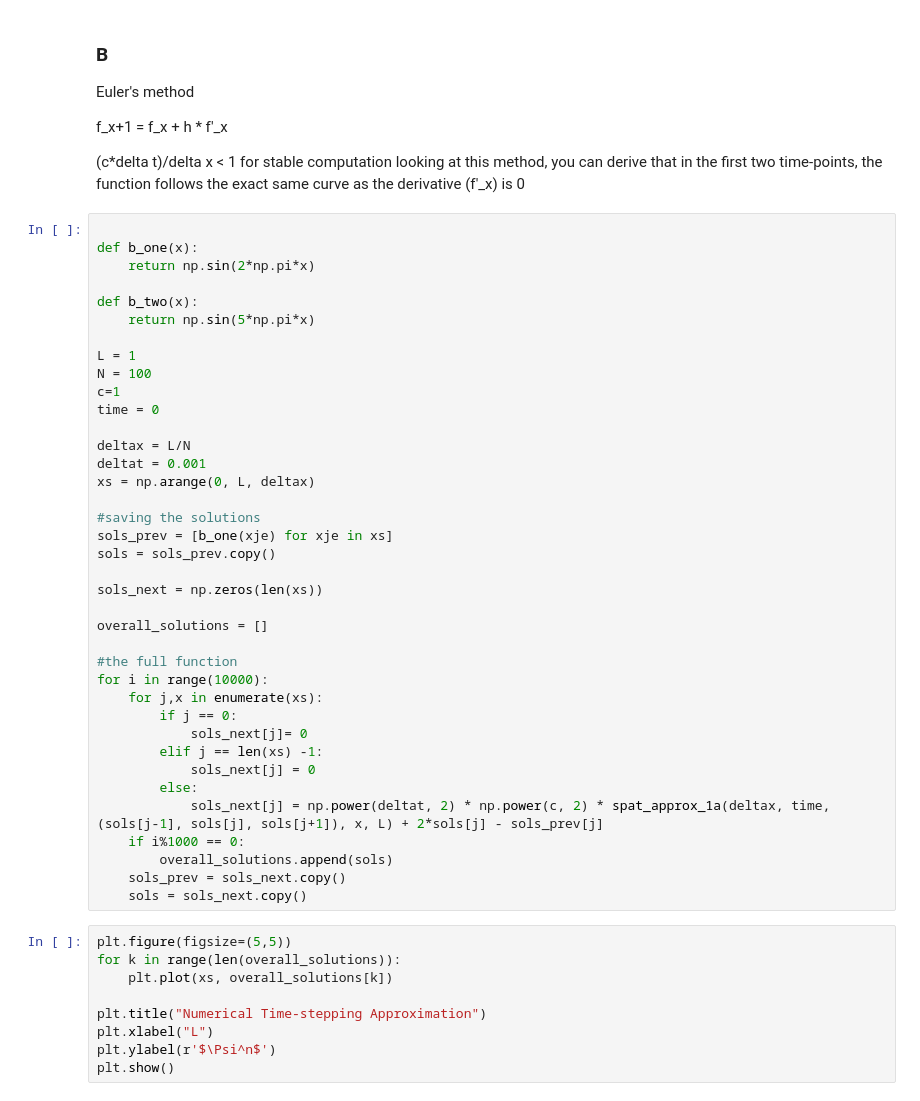
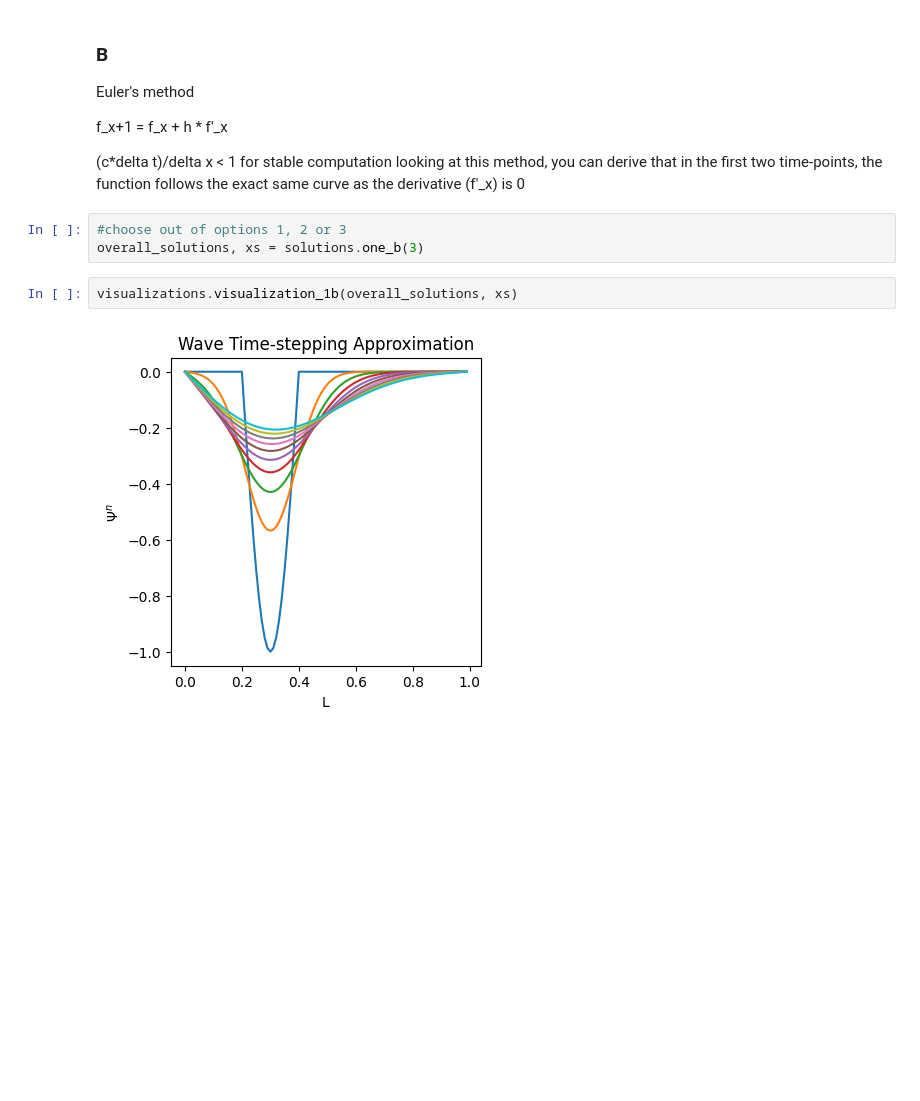
Before and after one commit to koolencharlotte/Scientific_Computing_1, a Jupyter notebook: main.ipynb, the cells around one changed output. Cells and saved outputs as stored; diff of their text form; blank space fills up the shorter version.

```diff
--- a/main.ipynb
+++ b/main.ipynb
@@ -63,50 +52,10 @@ f_x+1 = f_x + h * f'_x
 
 (c*delta t)/delta x < 1 for stable computation
 looking at this method, you can derive that in the first two time-points, the function follows the exact same curve as the derivative (f'_x) is 0
-# %%
-
-def b_one(x):
-    return np.sin(2*np.pi*x)
-
-def b_two(x):
-    return np.sin(5*np.pi*x)
-
-L = 1
-N = 100
-c=1
-time = 0
-
-deltax = L/N
-deltat = 0.001
-xs = np.arange(0, L, deltax)
-
-#saving the solutions
-sols_prev = [b_one(xje) for xje in xs]
-sols = sols_prev.copy()
-
-sols_next = np.zeros(len(xs))
-
-overall_solutions = []
-
-#the full function
-for i in range(10000):
-    for j,x in enumerate(xs):
-        if j == 0:
-            sols_next[j]= 0
-        elif j == len(xs) -1:
-            sols_next[j] = 0
-        else:
-            sols_next[j] = np.power(deltat, 2) * np.power(c, 2) * spat_approx_1a(deltax, time, (sols[j-1], sols[j], sols[j+1]), x, L) + 2*sols[j] - sols_prev[j]
-    if i%1000 == 0:
-        overall_solutions.append(sols)
-    sols_prev = sols_next.copy()
-    sols = sols_next.copy()
-# %%
-plt.figure(figsize=(5,5))
-for k in range(len(overall_solutions)):
-    plt.plot(xs, overall_solutions[k])
-
-plt.title("Numerical Time-stepping Approximation")
-plt.xlabel("L")
-plt.ylabel(r'$\Psi^n$')
-plt.show()
+# %%
+#choose out of options 1, 2 or 3
+overall_solutions, xs = solutions.one_b(3)
+# %%
+visualizations.visualization_1b(overall_solutions, xs)
+# %% [output]
+[figure, added]
```
Also changed, not shown: parts of 5 cells of this notebook, 3 other files.
